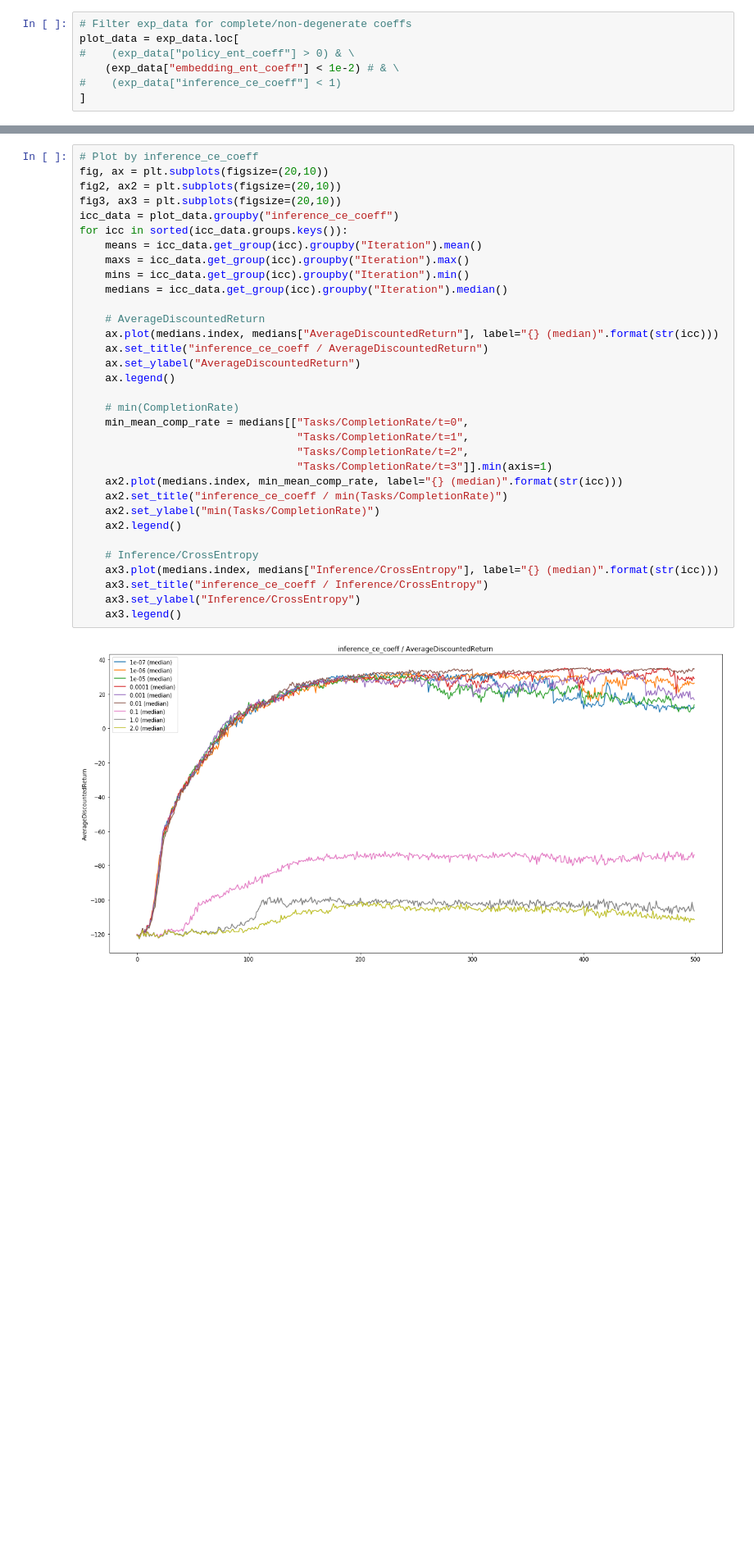
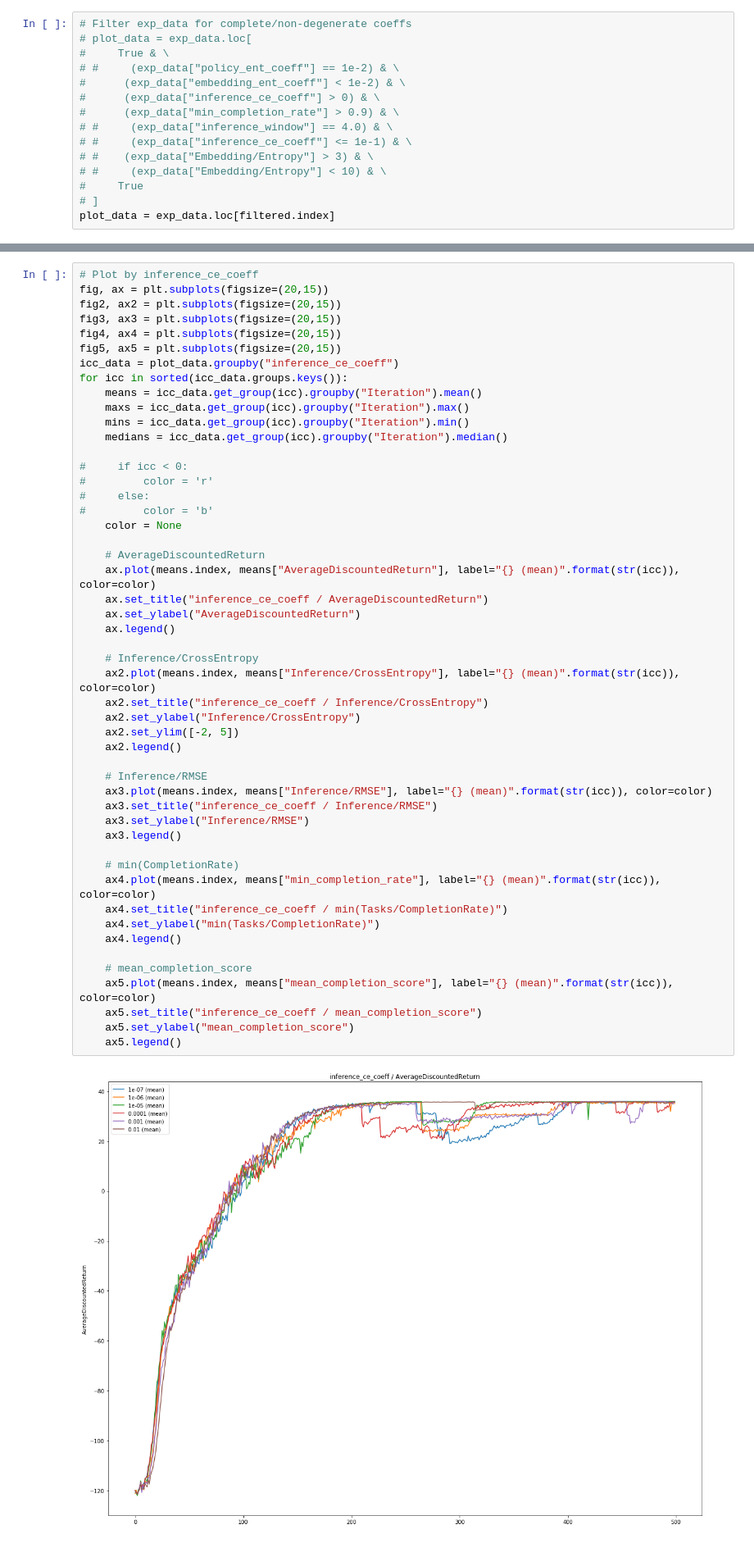
Before and after one commit to ryanjulian/embed2learn, a Jupyter notebook: notebooks/point_hyperopt.ipynb, the cells around one changed output, grey strips where cells are left out. Shown at 82% size. Cells and saved outputs as stored; diff of their text form; blank space fills up the shorter version.

```diff
--- a/notebooks/point_hyperopt.ipynb
+++ b/notebooks/point_hyperopt.ipynb
@@ -113,10 +242,18 @@ filtered.sort_values(by="min_completion_rate", ascending=False)
 # %%
 # Filter exp_data for complete/non-degenerate coeffs
-plot_data = exp_data.loc[
-#    (exp_data["policy_ent_coeff"] > 0) & \
-    (exp_data["embedding_ent_coeff"] < 1e-2) # & \
-#    (exp_data["inference_ce_coeff"] < 1)
-]
+# plot_data = exp_data.loc[
+#     True & \
+# #     (exp_data["policy_ent_coeff"] == 1e-2) & \
+#      (exp_data["embedding_ent_coeff"] < 1e-2) & \
+#      (exp_data["inference_ce_coeff"] > 0) & \
+#      (exp_data["min_completion_rate"] > 0.9) & \
+# #     (exp_data["inference_window"] == 4.0) & \
+# #     (exp_data["inference_ce_coeff"] <= 1e-1) & \
+# #    (exp_data["Embedding/Entropy"] > 3) & \
+# #     (exp_data["Embedding/Entropy"] < 10) & \
+#     True
+# ]
+plot_data = exp_data.loc[filtered.index]
 # %%
 # Plot by policy_ent_coeff
 pec_data = plot_data.groupby("policy_ent_coeff")
@@ -194,35 +350,52 @@ for eec in sorted(eec_data.groups.keys()):
 # %%
 # Plot by inference_ce_coeff
-fig, ax = plt.subplots(figsize=(20,10))
-fig2, ax2 = plt.subplots(figsize=(20,10))
-fig3, ax3 = plt.subplots(figsize=(20,10))
+fig, ax = plt.subplots(figsize=(20,15))
+fig2, ax2 = plt.subplots(figsize=(20,15))
+fig3, ax3 = plt.subplots(figsize=(20,15))
+fig4, ax4 = plt.subplots(figsize=(20,15))
+fig5, ax5 = plt.subplots(figsize=(20,15))
 icc_data = plot_data.groupby("inference_ce_coeff")
 for icc in sorted(icc_data.groups.keys()):
     means = icc_data.get_group(icc).groupby("Iteration").mean()
     maxs = icc_data.get_group(icc).groupby("Iteration").max()
     mins = icc_data.get_group(icc).groupby("Iteration").min()
     medians = icc_data.get_group(icc).groupby("Iteration").median()
 
+#     if icc < 0:
+#         color = 'r'
+#     else:
+#         color = 'b'
+    color = None
+
     # AverageDiscountedReturn
-    ax.plot(medians.index, medians["AverageDiscountedReturn"], label="{} (median)".format(str(icc)))
+    ax.plot(means.index, means["AverageDiscountedReturn"], label="{} (mean)".format(str(icc)), color=color)
     ax.set_title("inference_ce_coeff / AverageDiscountedReturn")
     ax.set_ylabel("AverageDiscountedReturn")
     ax.legend()
 
-    # min(CompletionRate)
-    min_mean_comp_rate = medians[["Tasks/CompletionRate/t=0",
-                                  "Tasks/CompletionRate/t=1",
-                                  "Tasks/CompletionRate/t=2",
-                                  "Tasks/CompletionRate/t=3"]].min(axis=1)
-    ax2.plot(medians.index, min_mean_comp_rate, label="{} (median)".format(str(icc)))
-    ax2.set_title("inference_ce_coeff / min(Tasks/CompletionRate)")
-    ax2.set_ylabel("min(Tasks/CompletionRate)")
+    # Inference/CrossEntropy
+    ax2.plot(means.index, means["Inference/CrossEntropy"], label="{} (mean)".format(str(icc)), color=color)
+    ax2.set_title("inference_ce_coeff / Inference/CrossEntropy")
+    ax2.set_ylabel("Inference/CrossEntropy")
+    ax2.set_ylim([-2, 5])
     ax2.legend()
 
-    # Inference/CrossEntropy
-    ax3.plot(medians.index, medians["Inference/CrossEntropy"], label="{} (median)".format(str(icc)))
-    ax3.set_title("inference_ce_coeff / Inference/CrossEntropy")
-    ax3.set_ylabel("Inference/CrossEntropy")
+    # Inference/RMSE
+    ax3.plot(means.index, means["Inference/RMSE"], label="{} (mean)".format(str(icc)), color=color)
+    ax3.set_title("inference_ce_coeff / Inference/RMSE")
+    ax3.set_ylabel("Inference/RMSE")
     ax3.legend()
+
+    # min(CompletionRate)
+    ax4.plot(means.index, means["min_completion_rate"], label="{} (mean)".format(str(icc)), color=color)
+    ax4.set_title("inference_ce_coeff / min(Tasks/CompletionRate)")
+    ax4.set_ylabel("min(Tasks/CompletionRate)")
+    ax4.legend()
+
+    # mean_completion_score
+    ax5.plot(means.index, means["mean_completion_score"], label="{} (mean)".format(str(icc)), color=color)
+    ax5.set_title("inference_ce_coeff / mean_completion_score")
+    ax5.set_ylabel("mean_completion_score")
+    ax5.legend()
 # %% [output]
-[figure, old version]
+[figure, new version]
```
Also changed, not shown: parts of 13 cells of this notebook, 3 other files.
